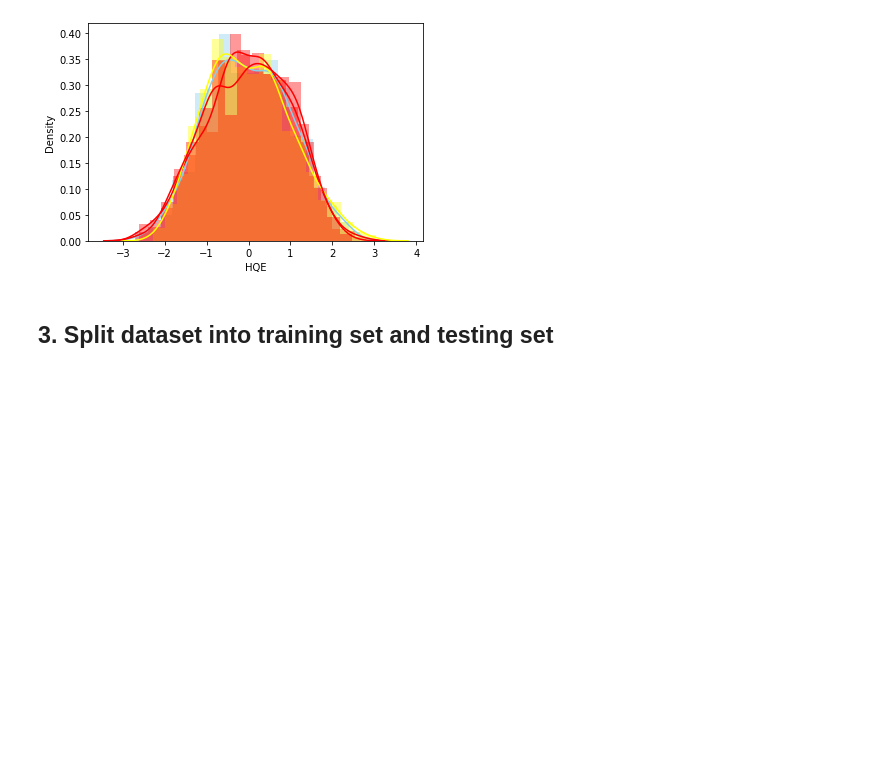
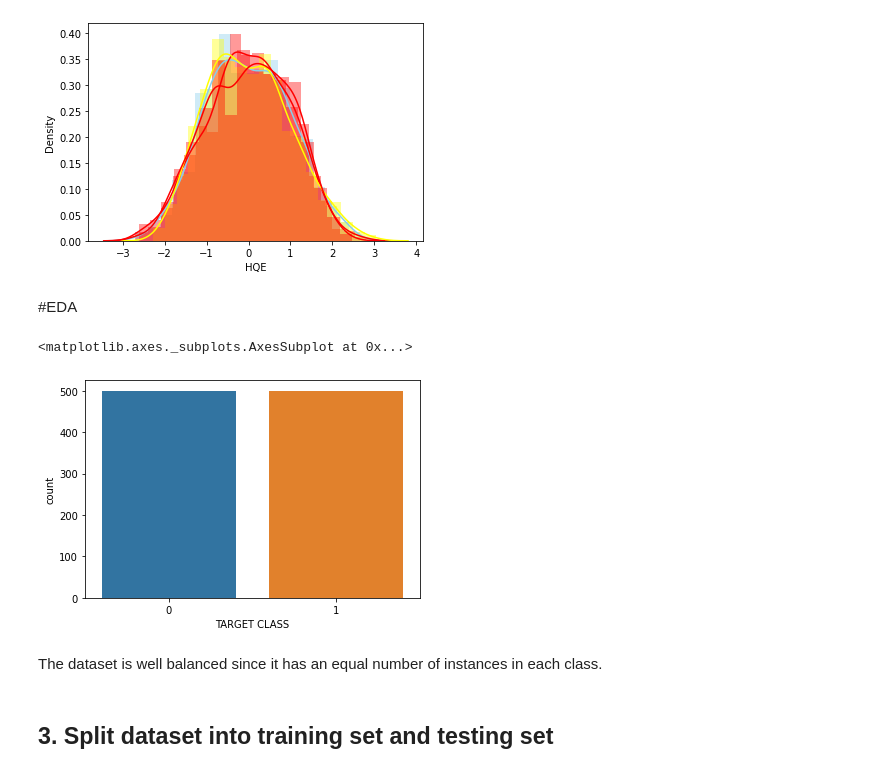
Before and after one commit to XiaonaZhou/data_analytics_2, a Jupyter notebook: Python/Unit_4/KNN_with_Classified_dataset.ipynb, the cells around one changed output. Drawn from its saved outputs; the diff is of its cells as text; code cells hidden in the pictures; blank space fills up the shorter version.

Commit message:
updated dataset link, rewording conclusions

```diff
--- a/Python/Unit_4/KNN_with_Classified_dataset.ipynb
+++ b/Python/Unit_4/KNN_with_Classified_dataset.ipynb
@@ -21,7 +21,7 @@ import matplotlib.pyplot as plt
 import numpy as np
 %matplotlib inline
 # %%
-df = pd.read_csv('https://raw.githubusercontent.com/CunyLaguardiaDataAnalytics/datasets/master/Classified%20Data')
+df = pd.read_csv('https://raw.githubusercontent.com/XiaonaZhou/data_analytics_2/main/Python/Unit_4/classified.csv')
 # %%
 df.head()
 # %% [output]
@@ -104,6 +104,15 @@ sns.distplot( df_feat["HQE"] , color="red")
 # %% [output]
 <matplotlib.axes._subplots.AxesSubplot at 0x...>
 [figure]
+# %% [markdown]
+#EDA
+# %%
+sns.countplot(df['TARGET CLASS'])
+# %% [output]
+<matplotlib.axes._subplots.AxesSubplot at 0x...>
+[figure, added]
+# %% [markdown]
+The dataset is well balanced since it has an equal number of instances in each class.
 # %% [markdown]
 ## 3. Split dataset into training set and testing set
 # %%
```
Also changed, not shown: parts of 4 cells of this notebook.
